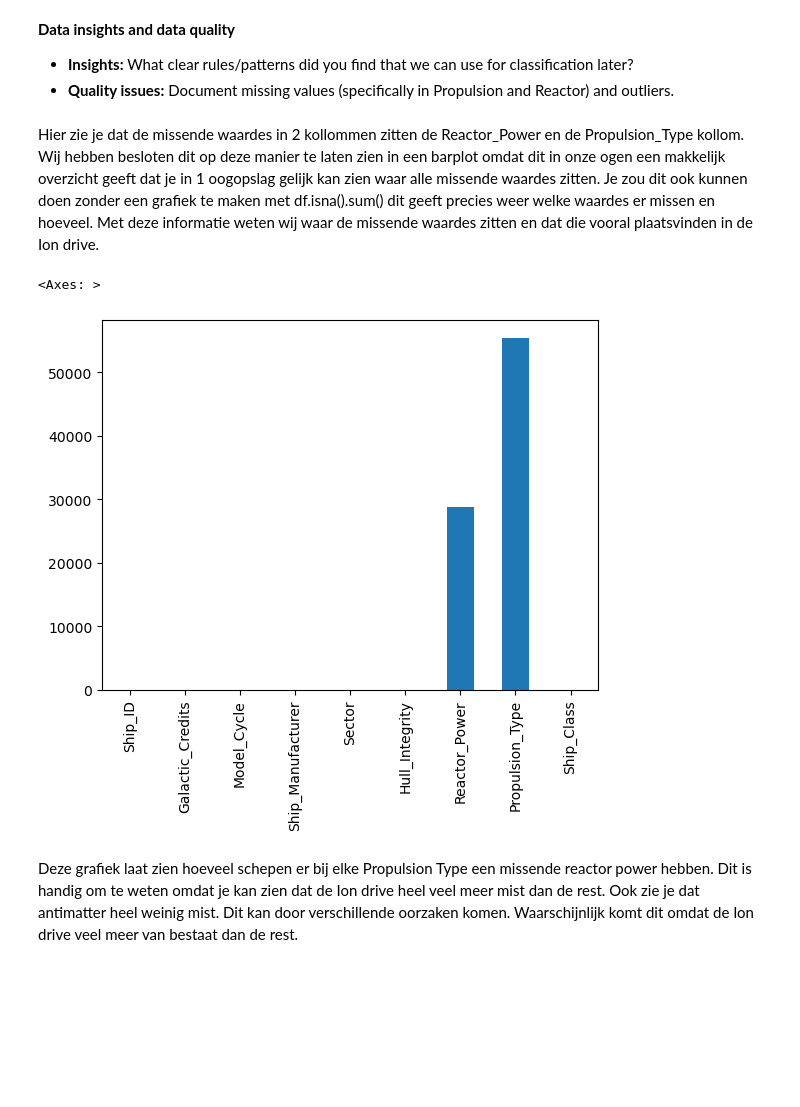
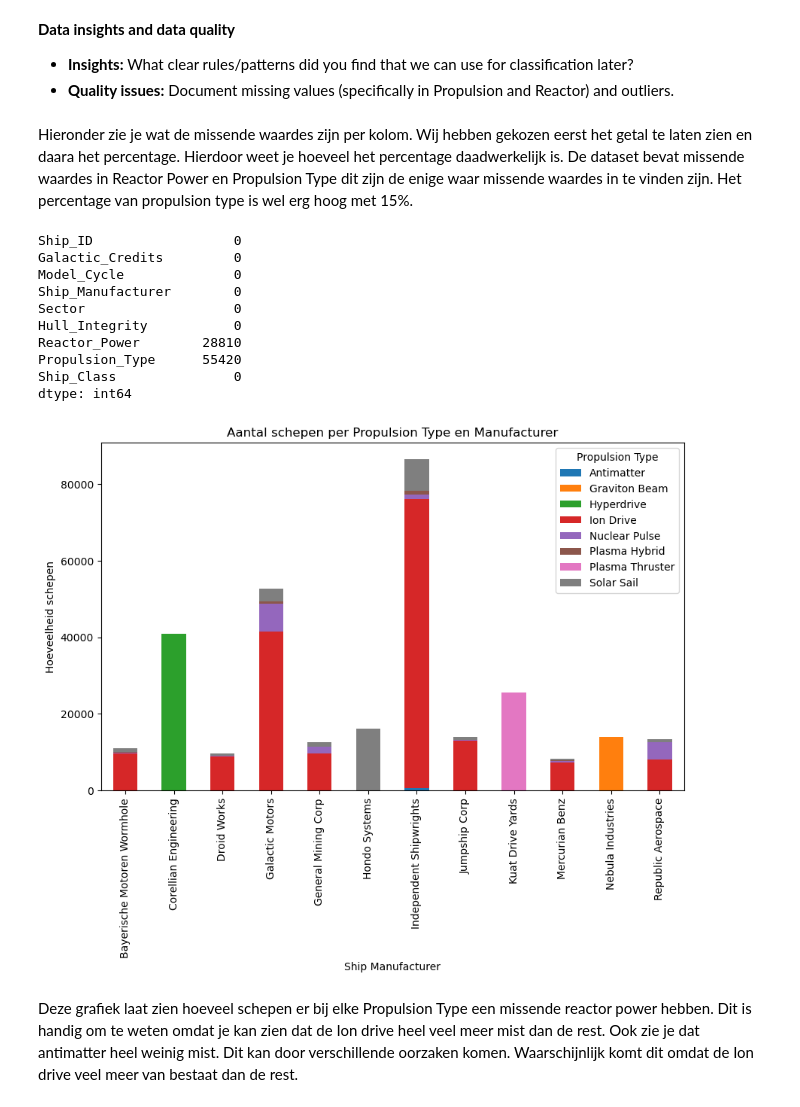
Before and after one commit to Jamie1111/DDD-Databazen-, a Jupyter notebook: assignment_template_it2.ipynb, the cells around one changed output. Drawn from its saved outputs; the diff is of its cells as text; code cells hidden in the pictures; blank space fills up the shorter version.

```diff
--- a/assignment_template_it2.ipynb
+++ b/assignment_template_it2.ipynb
@@ -175,15 +204,32 @@ plt.show()
 * **Insights:** What clear rules/patterns did you find that we can use for classification later?
 * **Quality issues:** Document missing values (specifically in Propulsion and Reactor) and outliers.
 # %% [markdown]
-Hier zie je dat de missende waardes in 2 kollommen zitten de Reactor_Power en de Propulsion_Type kollom.
-Wij hebben besloten dit op deze manier te laten zien in een barplot omdat dit in onze ogen een makkelijk overzicht geeft
-dat je in 1 oogopslag gelijk kan zien waar alle missende waardes zitten. Je zou dit ook kunnen doen zonder een grafiek te maken met df.isna().sum() dit geeft precies weer welke waardes er missen en hoeveel. Met deze informatie weten wij waar de missende waardes zitten en dat die vooral plaatsvinden in de Ion drive.
+Hieronder zie je wat de missende waardes zijn per kolom. Wij hebben gekozen eerst het getal te laten zien en daara het percentage. Hierdoor weet je hoeveel het percentage daadwerkelijk is. De dataset bevat missende waardes in Reactor Power en Propulsion Type dit zijn de enige waar missende waardes in te vinden zijn. Het percentage van propulsion type is wel erg hoog met 15%.
 # %%
 # CODE CELL: Generate visualizations (e.g., bar charts, boxplots comparing features against Hull_Integrity)
-df.isna().sum().plot.bar()
+df.isna().sum()
 # %% [output]
-<Axes: >
+Ship_ID                  0
+Galactic_Credits         0
+Model_Cycle              0
+Ship_Manufacturer        0
+Sector                   0
+Hull_Integrity           0
+Reactor_Power        28810
+Propulsion_Type      55420
+Ship_Class               0
+dtype: int64
-[figure, removed]
+# %%
+df_counts = df.groupby(['Ship_Manufacturer','Propulsion_Type']).size().unstack(fill_value=0)
+
+df_counts.plot(kind='bar', stacked=True, figsize=(10,6))
+plt.xlabel('Ship Manufacturer')
+plt.ylabel('Hoeveelheid schepen')
+plt.title('Aantal schepen per Propulsion Type en Manufacturer')
+plt.legend(title='Propulsion Type')
+plt.show()
+# %% [output]
+[figure, added]
 # %% [markdown]
 Deze grafiek laat zien hoeveel schepen er bij elke Propulsion Type een missende reactor power hebben. Dit is handig om te weten omdat je kan zien dat de Ion drive heel veel meer mist dan de rest. Ook zie je dat antimatter heel weinig mist. Dit kan door verschillende oorzaken komen. Waarschijnlijk komt dit omdat de Ion drive veel meer van bestaat dan de rest.
 # %%
```
Also changed, not shown: parts of 9 cells of this notebook.
